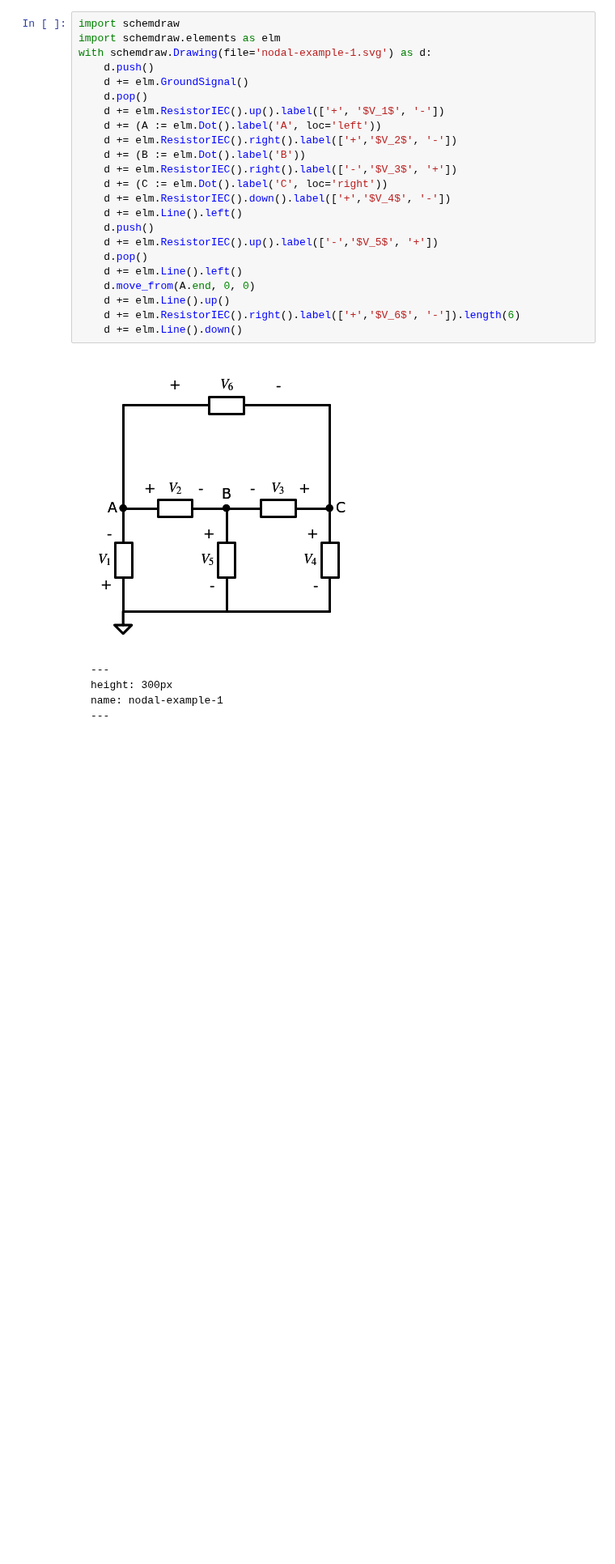
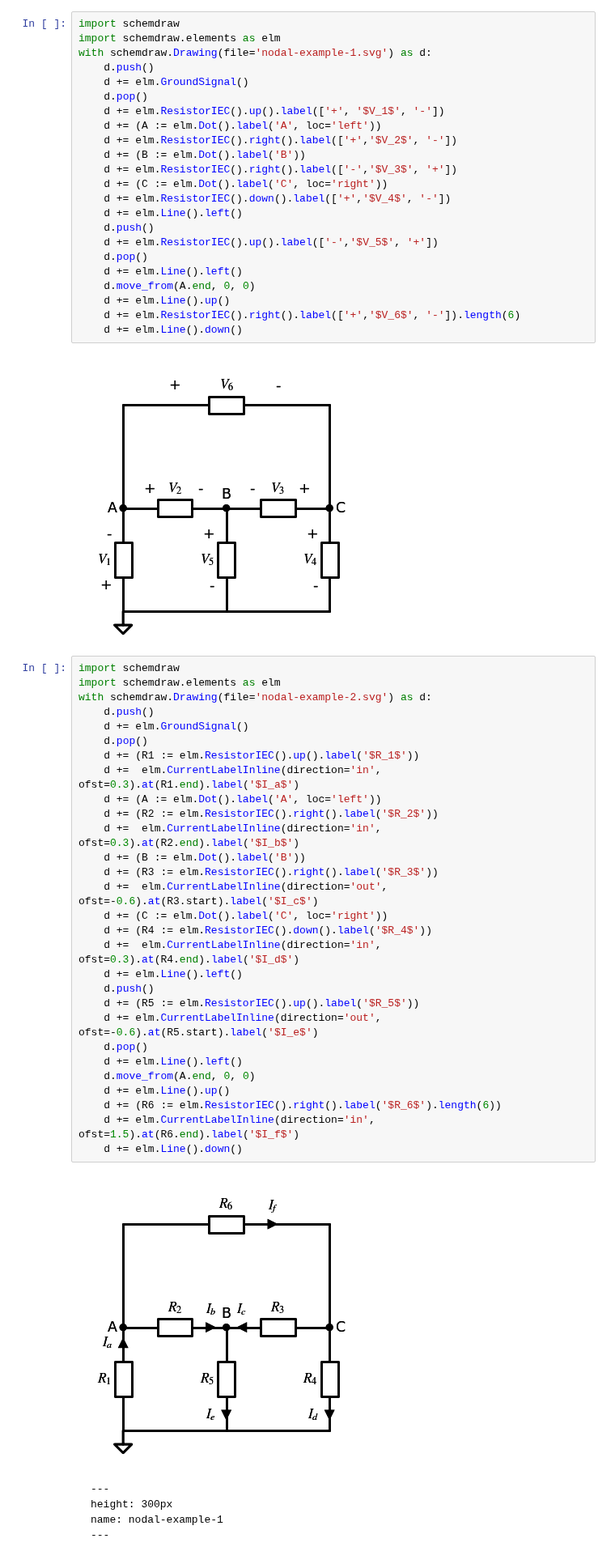
Before and after one commit to Circuit-Analysis/circuit-analysis.github.io, a Jupyter notebook: _sources/chapter-8.ipynb, the cells around one changed output. Shown at 81% size. Saved outputs shown, nothing was run; the diff lists cells and outputs as text; blank space fills up the shorter version.

````diff
--- a/_sources/chapter-8.ipynb
+++ b/_sources/chapter-8.ipynb
@@ -39,6 +39,37 @@ with schemdraw.Drawing(file='nodal-example-1.svg') as d:
     d += elm.Line().down()
 # %% [output]
 [figure]
+# %%
+import schemdraw
+import schemdraw.elements as elm
+with schemdraw.Drawing(file='nodal-example-2.svg') as d:
+    d.push()
+    d += elm.GroundSignal()
+    d.pop()
+    d += (R1 := elm.ResistorIEC().up().label('$R_1$'))
+    d +=  elm.CurrentLabelInline(direction='in', ofst=0.3).at(R1.end).label('$I_a$')
+    d += (A := elm.Dot().label('A', loc='left'))
+    d += (R2 := elm.ResistorIEC().right().label('$R_2$'))
+    d +=  elm.CurrentLabelInline(direction='in', ofst=0.3).at(R2.end).label('$I_b$')
+    d += (B := elm.Dot().label('B'))
+    d += (R3 := elm.ResistorIEC().right().label('$R_3$'))
+    d +=  elm.CurrentLabelInline(direction='out', ofst=-0.6).at(R3.start).label('$I_c$')
+    d += (C := elm.Dot().label('C', loc='right'))
+    d += (R4 := elm.ResistorIEC().down().label('$R_4$'))
+    d +=  elm.CurrentLabelInline(direction='in', ofst=0.3).at(R4.end).label('$I_d$')
+    d += elm.Line().left()
+    d.push()
+    d += (R5 := elm.ResistorIEC().up().label('$R_5$'))
+    d += elm.CurrentLabelInline(direction='out', ofst=-0.6).at(R5.start).label('$I_e$')
+    d.pop()
+    d += elm.Line().left()
+    d.move_from(A.end, 0, 0)
+    d += elm.Line().up()
+    d += (R6 := elm.ResistorIEC().right().label('$R_6$').length(6))
+    d += elm.CurrentLabelInline(direction='in', ofst=1.5).at(R6.end).label('$I_f$')
+    d += elm.Line().down()
+# %% [output]
+[figure, added]
 # %% [markdown]
 ```{figure} nodal-example-1.svg
 ---
````
Also changed, not shown: parts of 3 cells of this notebook, 5 other files.
